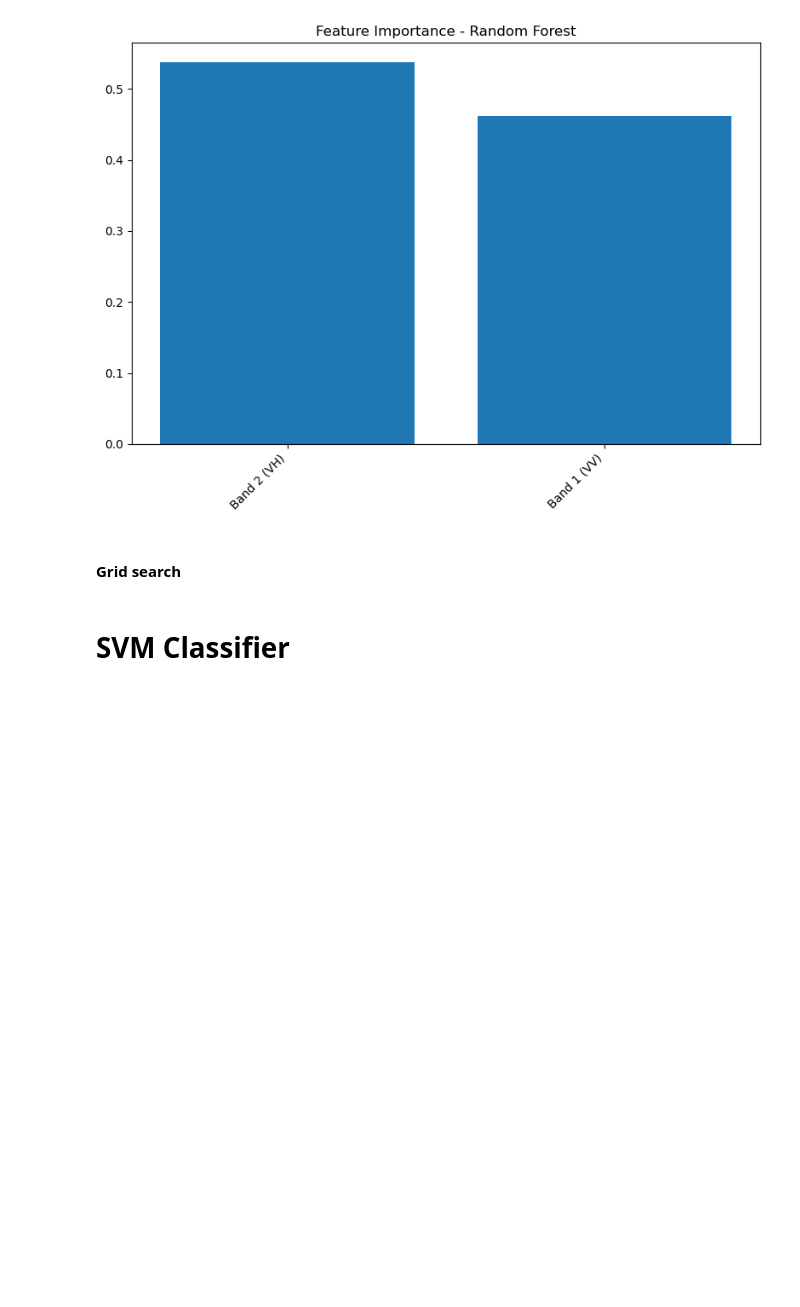
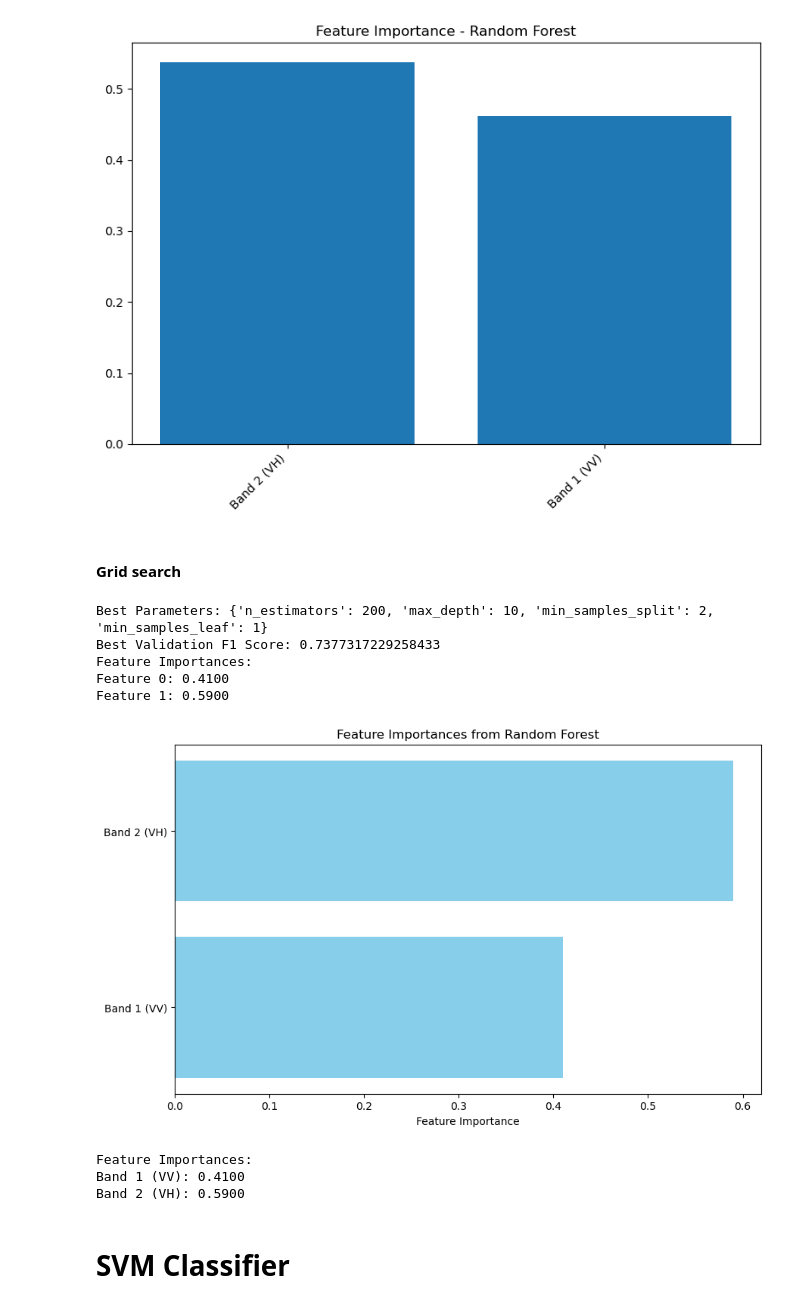
Before and after one commit to raznuss/MarvinBlue, a Jupyter notebook: Forest_Classification_pixel_size.ipynb, the cells around one changed output. Drawn from its saved outputs; the diff is of its cells as text; code cells hidden in the pictures; blank space fills up the shorter version.

```diff
--- a/Forest_Classification_pixel_size.ipynb
+++ b/Forest_Classification_pixel_size.ipynb
@@ -258,15 +258,41 @@ param_grid = {
 }
 
 rf_best_params, rf_best_score, rf_best_model, rf_feature_importances = rf_grid_search(X_train, y_train, X_val, y_val, param_grid)
-
-print(f"Best Parameters: {best_params}")
-print(f"Best Validation F1 Score: {best_score}")
-
-# Display feature importances
-if feature_importances is not None:
-    print("Feature Importances:")
-    for i, importance in enumerate(feature_importances):
-        print(f"Feature {i}: {importance:.4f}")
+# %%
+print(f"Best Parameters: {rf_best_params}")
+print(f"Best Validation F1 Score: {rf_best_score}")
+
+feature_names = ['Band 1 (VV)', 'Band 2 (VH)']  # Update if using only two bands
+
+
+# Display feature importances
+if rf_feature_importances is not None:
+    print("Feature Importances:")
+    for i, importance in enumerate(rf_feature_importances):
+        print(f"Feature {i}: {importance:.4f}")
+
+if rf_feature_importances is not None:
+    # Plotting the feature importances
+    plt.figure(figsize=(10, 6))
+    plt.barh(feature_names, rf_feature_importances, color='skyblue')
+    plt.xlabel('Feature Importance')
+    plt.title('Feature Importances from Random Forest')
+    plt.show()
+
+    # Alternatively, print them with names
+    print("Feature Importances:")
+    for name, importance in zip(feature_names, rf_feature_importances):
+        print(f"{name}: {importance:.4f}")
+# %% [output]
+Best Parameters: {'n_estimators': 200, 'max_depth': 10, 'min_samples_split': 2, 'min_samples_leaf': 1}
+Best Validation F1 Score: 0.7377317229258433
+Feature Importances:
+Feature 0: 0.4100
+Feature 1: 0.5900
+[figure, added]
+Feature Importances:
+Band 1 (VV): 0.4100
+Band 2 (VH): 0.5900
 # %%
 rf_classifier = rf_best_model
 # %% [markdown]
```
Also changed, not shown: parts of 6 cells of this notebook, 1 other file.
